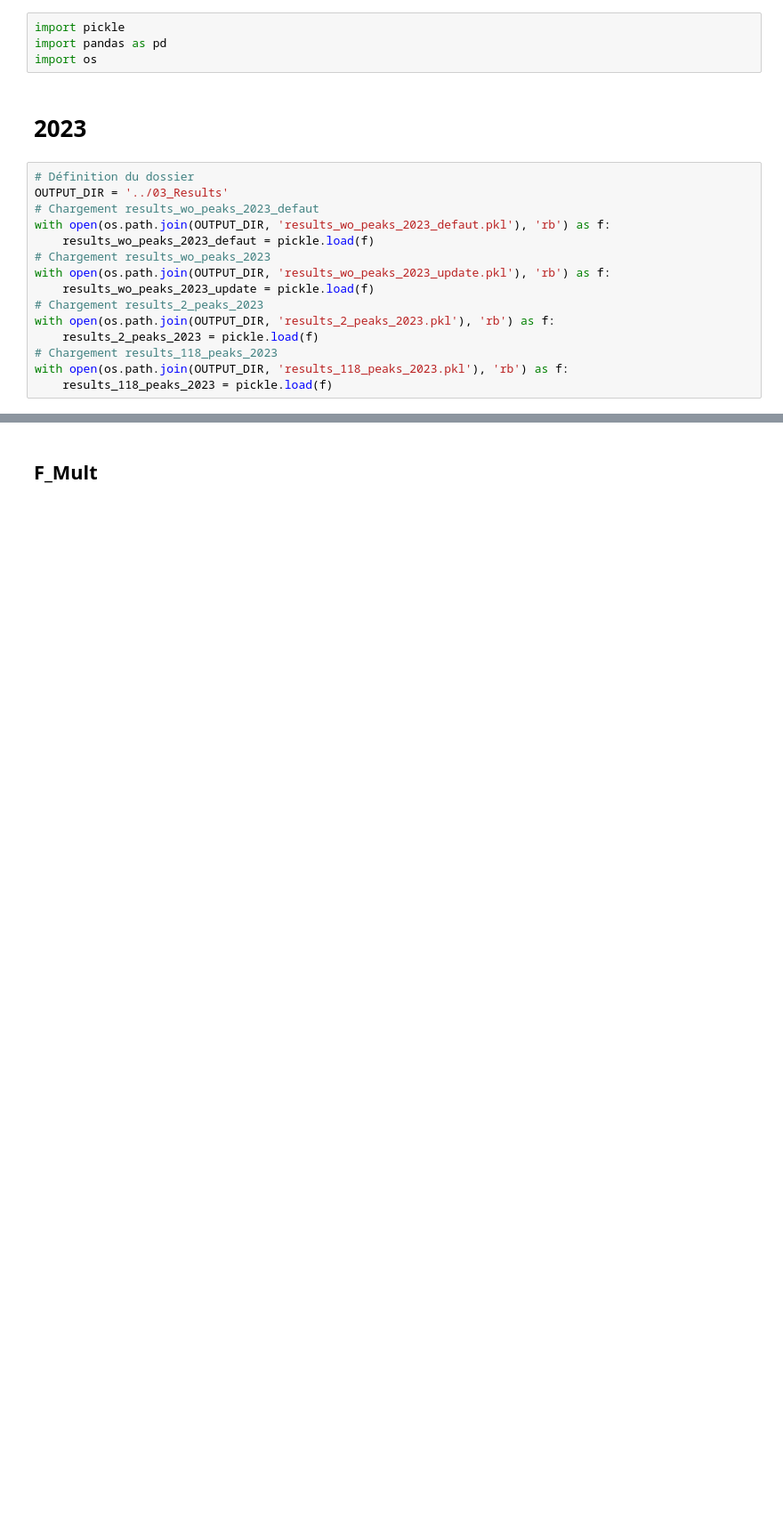
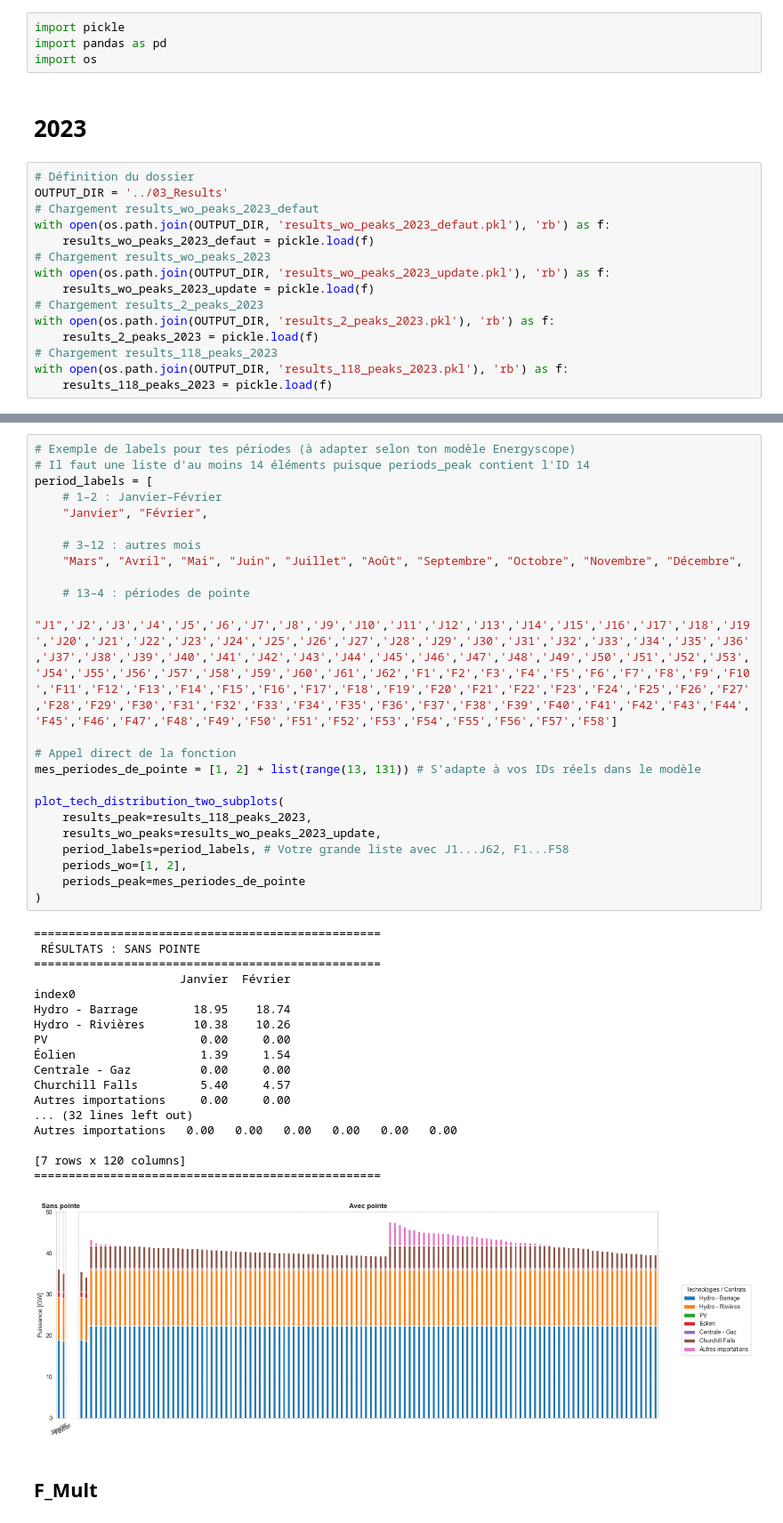
Before and after one commit to CIRAIG/EnergyScope-Quebec, a Jupyter notebook: projects/peaks/01_Notebooks/Results.ipynb, the cells around one changed output, grey strips where cells are left out. Shown at 89% size. Cells and saved outputs as stored; diff of their text form; blank space fills up the shorter version.

Commit message:
feat(peaks): HP, import split, peaks, 2050

```diff
--- a/projects/peaks/01_Notebooks/Results.ipynb
+++ b/projects/peaks/01_Notebooks/Results.ipynb
@@ -22,3 +228,45 @@ with open(os.path.join(OUTPUT_DIR, 'results_118_peaks_2023.pkl'), 'rb') as f:
+# %%
+# Exemple de labels pour tes périodes (à adapter selon ton modèle Energyscope)
+# Il faut une liste d'au moins 14 éléments puisque periods_peak contient l'ID 14
+period_labels = [
+    # 1–2 : Janvier–Février
+    "Janvier", "Février",
+
+    # 3–12 : autres mois
+    "Mars", "Avril", "Mai", "Juin", "Juillet", "Août", "Septembre", "Octobre", "Novembre", "Décembre",
+
+    # 13–4 : périodes de pointe
+    "J1",'J2','J3','J4','J5','J6','J7','J8','J9','J10','J11','J12','J13','J14','J15','J16','J17','J18','J19','J20','J21','J22','J23','J24','J25','J26','J27','J28','J29','J30','J31','J32','J33','J34','J35','J36','J37','J38','J39','J40','J41','J42','J43','J44','J45','J46','J47','J48','J49','J50','J51','J52','J53','J54','J55','J56','J57','J58','J59','J60','J61','J62','F1','F2','F3','F4','F5','F6','F7','F8','F9','F10','F11','F12','F13','F14','F15','F16','F17','F18','F19','F20','F21','F22','F23','F24','F25','F26','F27','F28','F29','F30','F31','F32','F33','F34','F35','F36','F37','F38','F39','F40','F41','F42','F43','F44','F45','F46','F47','F48','F49','F50','F51','F52','F53','F54','F55','F56','F57','F58']
+
+# Appel direct de la fonction
+mes_periodes_de_pointe = [1, 2] + list(range(13, 131)) # S'adapte à vos IDs réels dans le modèle
+
+plot_tech_distribution_two_subplots(
+    results_peak=results_118_peaks_2023,
+    results_wo_peaks=results_wo_peaks_2023_update,
+    period_labels=period_labels, # Votre grande liste avec J1...J62, F1...F58
+    periods_wo=[1, 2],
+    periods_peak=mes_periodes_de_pointe
+)
+# %% [output]
+==================================================
+ RÉSULTATS : SANS POINTE
+==================================================
+                     Janvier  Février
+index0
+Hydro - Barrage        18.95    18.74
+Hydro - Rivières       10.38    10.26
+PV                      0.00     0.00
+Éolien                  1.39     1.54
+Centrale - Gaz          0.00     0.00
+Churchill Falls         5.40     4.57
+Autres importations     0.00     0.00
+... (32 lines left out)
+Autres importations   0.00   0.00   0.00   0.00   0.00   0.00
+
+[7 rows x 120 columns]
+==================================================
+[figure, added]
 # %% [markdown]
 ## F_Mult
 # %%
```
Also changed, not shown: parts of 42 cells of this notebook, 27 other files.
